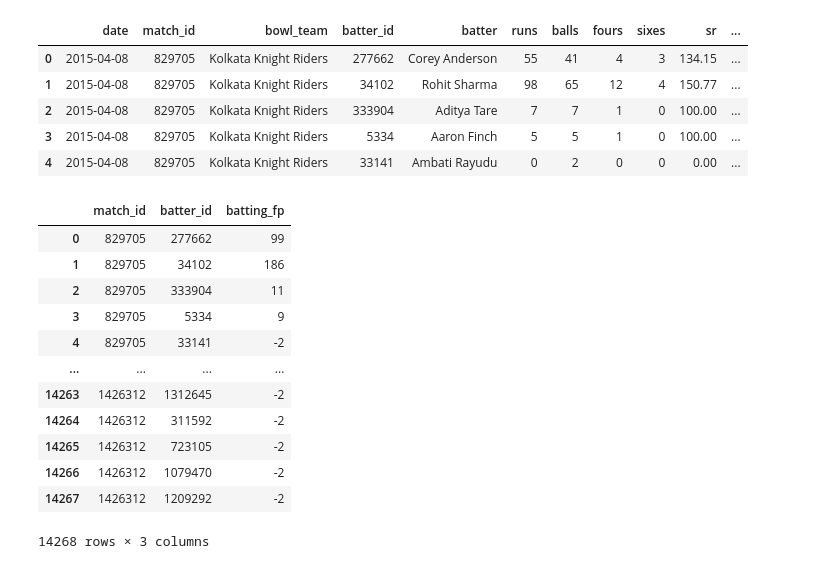
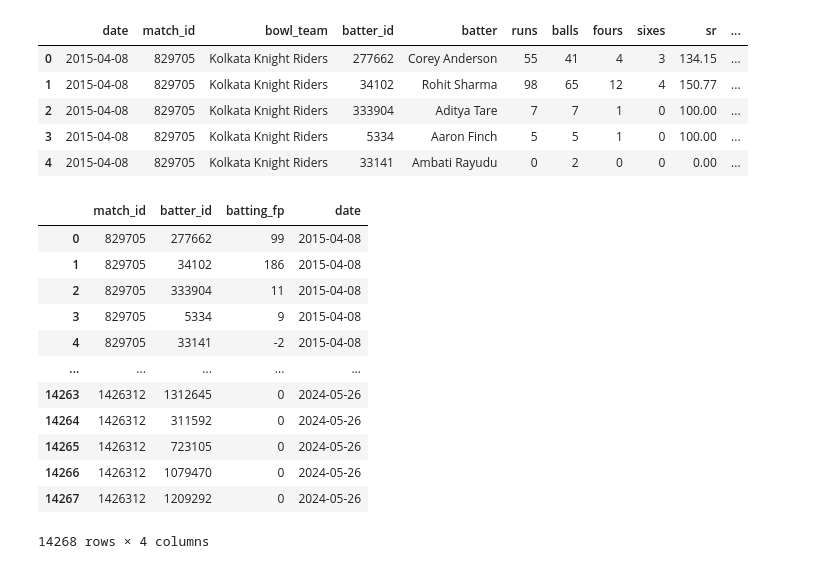
Before and after one commit to ShekhawaTTiku/IPL_Fantasy_Cricket_Team_Generator, a Jupyter notebook: notebooks/Batting_fantasyPoints.ipynb, the cells around one changed output. Cells and saved outputs as stored; diff of their text form; code cells hidden in the pictures.

Commit message:
fixed duck issues in batting fp calculation

```diff
--- a/notebooks/Batting_fantasyPoints.ipynb
+++ b/notebooks/Batting_fantasyPoints.ipynb
@@ -25,7 +23,10 @@ df.head()
 | 3 | 2015-04-08 | 829705 | Mumbai Indians | Kolkata Knight Riders | 1 | 5334 | Aaron Finch | 5 | 5 | 1 | ... |
 | 4 | 2015-04-08 | 829705 | Mumbai Indians | Kolkata Knight Riders | 1 | 33141 | Ambati Rayudu | 0 | 2 | 0 | ... |
 # %%
-df['isOut'] = df['isOut'].astype(bool)
+df['isOut'] = df['isOut'].replace('DNB', 'False')
+# %%
+df['isOut'] = df['isOut'].replace('True', True)
+df['isOut'] = df['isOut'].replace('False', False)
 # %%
 # Define the conditions for each column
 conditions = [
@@ -102,21 +108,21 @@ batting_fp.head()
 | 3 | 2015-04-08 | 829705 | Kolkata Knight Riders | 5334 | Aaron Finch | 5 | 5 | 1 | 0 | 100.00 | ... |
 | 4 | 2015-04-08 | 829705 | Kolkata Knight Riders | 33141 | Ambati Rayudu | 0 | 2 | 0 | 0 | 0.00 | ... |
 # %%
-batting_fp = df[['match_id', 'batter_id','batting_fp']].copy()
+batting_fp = df[['match_id', 'batter_id','batting_fp', 'date']].copy()
 batting_fp
 # %% [output]
-|  | match_id | batter_id | batting_fp |
-| 0 | 829705 | 277662 | 99 |
-| 1 | 829705 | 34102 | 186 |
-| 2 | 829705 | 333904 | 11 |
-| 3 | 829705 | 5334 | 9 |
-| 4 | 829705 | 33141 | -2 |
-| ... | ... | ... | ... |
-| 14263 | 1426312 | 1312645 | -2 |
-| 14264 | 1426312 | 311592 | -2 |
-| 14265 | 1426312 | 723105 | -2 |
-| 14266 | 1426312 | 1079470 | -2 |
-| 14267 | 1426312 | 1209292 | -2 |
+|  | match_id | batter_id | batting_fp | date |
+| 0 | 829705 | 277662 | 99 | 2015-04-08 |
+| 1 | 829705 | 34102 | 186 | 2015-04-08 |
+| 2 | 829705 | 333904 | 11 | 2015-04-08 |
+| 3 | 829705 | 5334 | 9 | 2015-04-08 |
+| 4 | 829705 | 33141 | -2 | 2015-04-08 |
+| ... | ... | ... | ... | ... |
+| 14263 | 1426312 | 1312645 | 0 | 2024-05-26 |
+| 14264 | 1426312 | 311592 | 0 | 2024-05-26 |
+| 14265 | 1426312 | 723105 | 0 | 2024-05-26 |
+| 14266 | 1426312 | 1079470 | 0 | 2024-05-26 |
+| 14267 | 1426312 | 1209292 | 0 | 2024-05-26 |
-14268 rows × 3 columns
+14268 rows × 4 columns
 # %%
 batting_fp.to_csv('ganjoo_ipl_bat_fp.csv', index=False)
```
Also changed, not shown: parts of 2 cells of this notebook.
